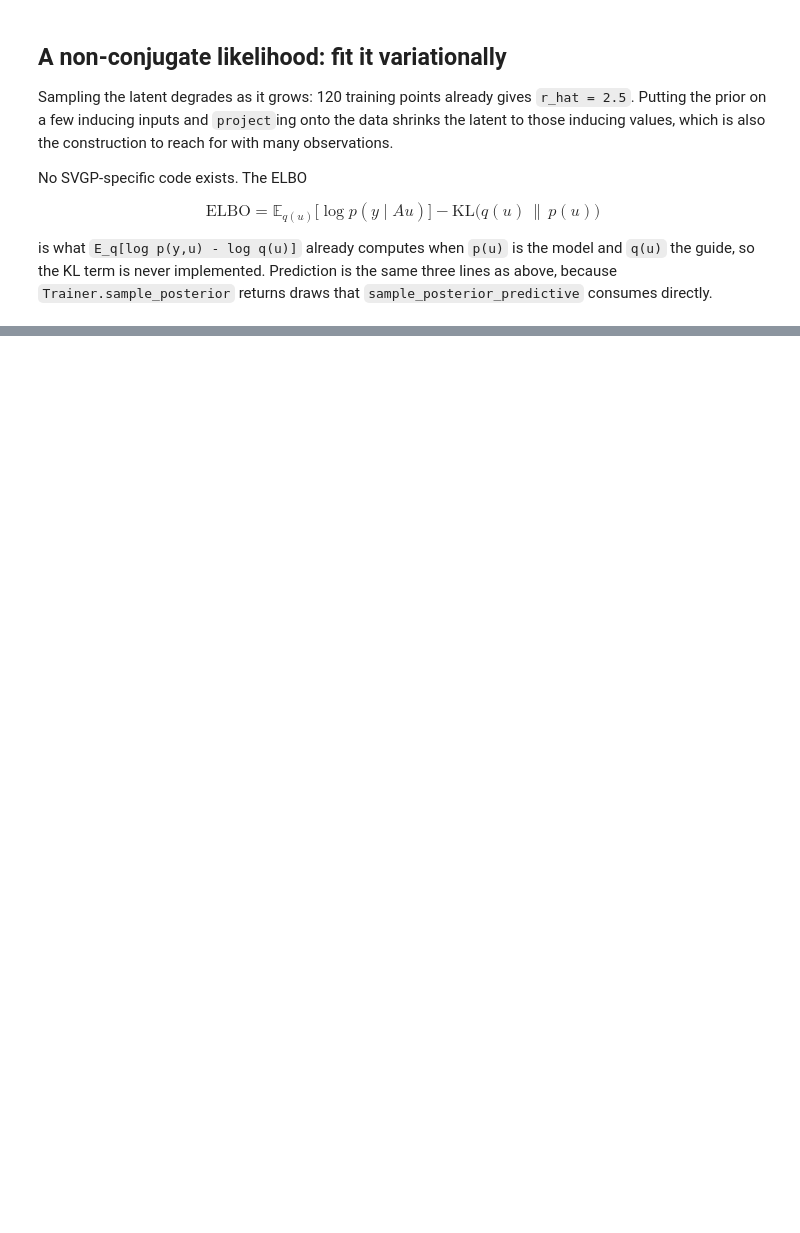
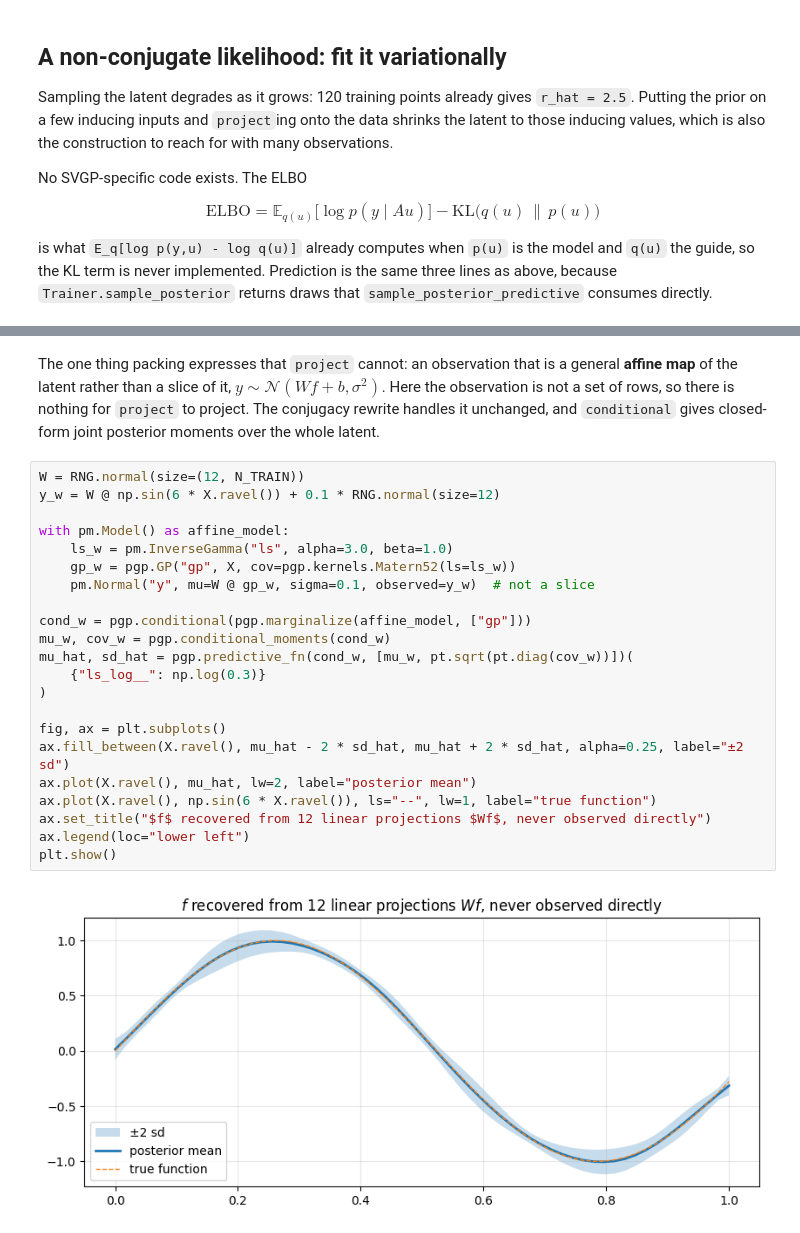
Before and after one commit to ricardoV94/pymc-extras, a Jupyter notebook: notebooks/gp_api.ipynb, the cells around one changed output, grey strips where cells are left out. Cells and saved outputs as stored; diff of their text form; blank space fills up the shorter version.

```diff
--- a/notebooks/gp_api.ipynb
+++ b/notebooks/gp_api.ipynb
@@ -439,0 +562,31 @@ multi-output or Kronecker structure, no `predict_f` / `predict_y` wrappers.
+# %% [markdown]
+The one thing packing expresses that `project` cannot: an observation that is a
+general **affine map** of the latent rather than a slice of it,
+$y \sim \mathcal{N}(Wf + b, \sigma^2)$. Here the observation is not a set of
+rows, so there is nothing for `project` to project. The conjugacy rewrite
+handles it unchanged, and `conditional` gives closed-form joint posterior
+moments over the whole latent.
+# %%
+W = RNG.normal(size=(12, N_TRAIN))
+y_w = W @ np.sin(6 * X.ravel()) + 0.1 * RNG.normal(size=12)
+
+with pm.Model() as affine_model:
+    ls_w = pm.InverseGamma("ls", alpha=3.0, beta=1.0)
+    gp_w = pgp.GP("gp", X, cov=pgp.kernels.Matern52(ls=ls_w))
+    pm.Normal("y", mu=W @ gp_w, sigma=0.1, observed=y_w)  # not a slice
+
+cond_w = pgp.conditional(pgp.marginalize(affine_model, ["gp"]))
+mu_w, cov_w = pgp.conditional_moments(cond_w)
+mu_hat, sd_hat = pgp.predictive_fn(cond_w, [mu_w, pt.sqrt(pt.diag(cov_w))])(
+    {"ls_log__": np.log(0.3)}
+)
+
+fig, ax = plt.subplots()
+ax.fill_between(X.ravel(), mu_hat - 2 * sd_hat, mu_hat + 2 * sd_hat, alpha=0.25, label="±2 sd")
+ax.plot(X.ravel(), mu_hat, lw=2, label="posterior mean")
+ax.plot(X.ravel(), np.sin(6 * X.ravel()), ls="--", lw=1, label="true function")
+ax.set_title("$f$ recovered from 12 linear projections $Wf$, never observed directly")
+ax.legend(loc="lower left")
+plt.show()
+# %% [output]
+[figure, added]
```
Also changed, not shown: parts of 17 cells of this notebook, 3 other files.
